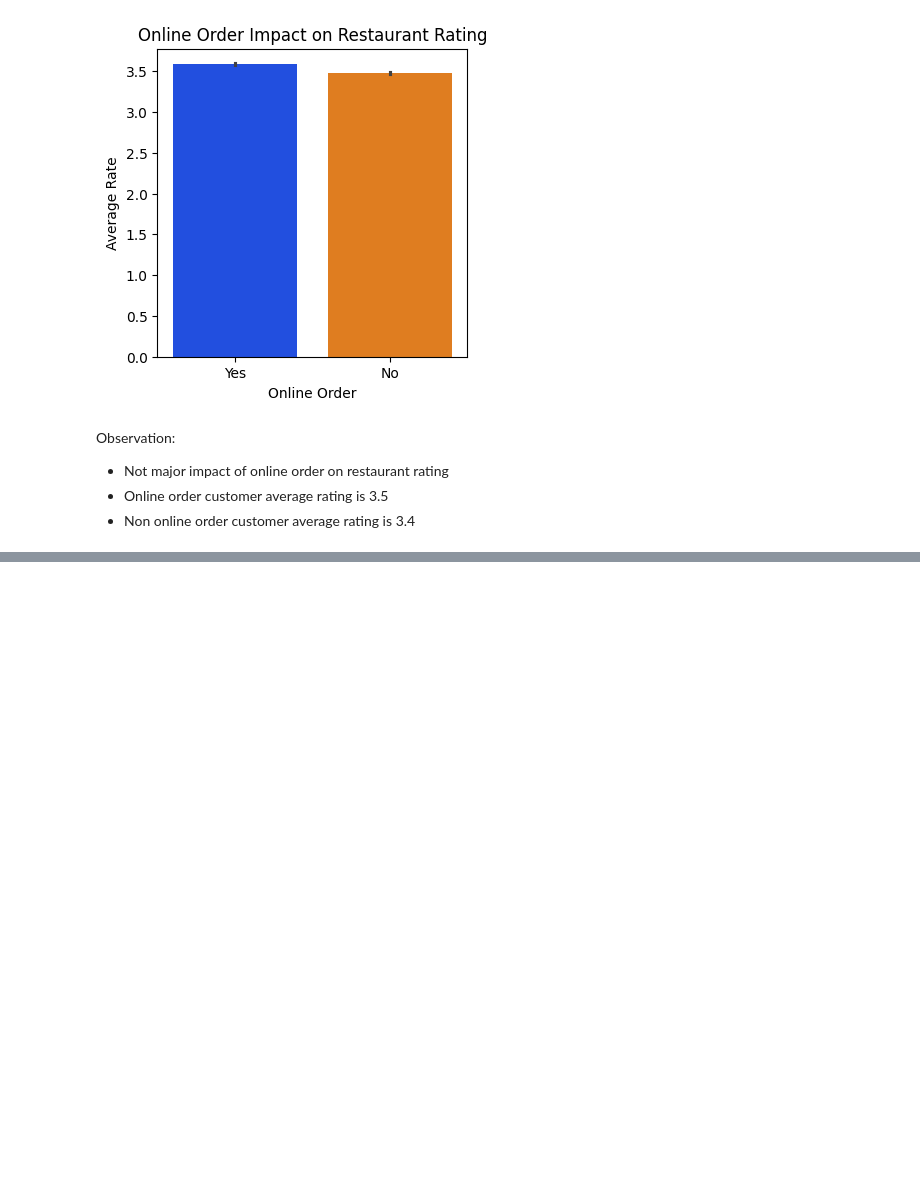
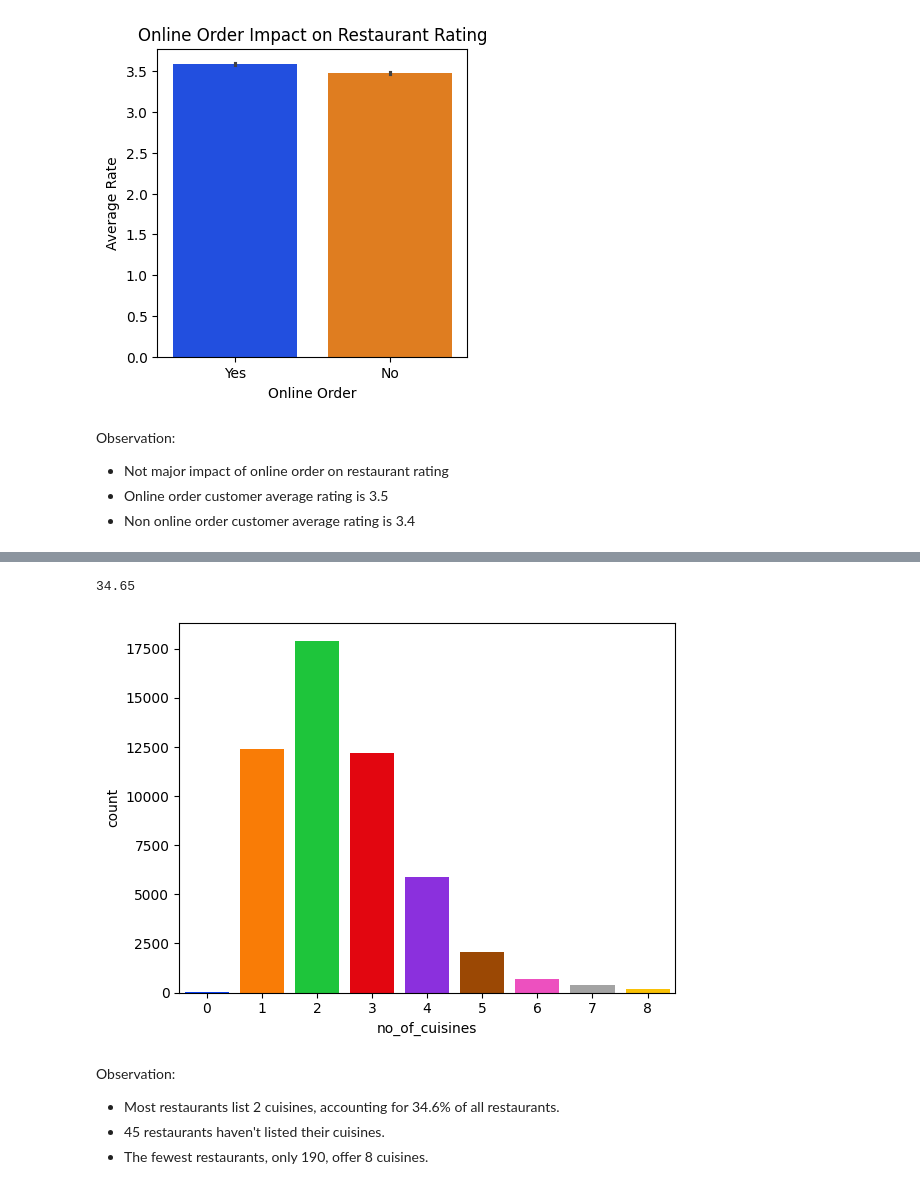
Before and after one commit to KrishKanojia/restaurant-rating-prediction, a Jupyter notebook: notebook/1. EDA RESTAURANT RATING.ipynb, the cells around one changed output, grey strips where cells are left out. Saved outputs shown, nothing was run; the diff lists cells and outputs as text; code cells hidden in the pictures; blank space fills up the shorter version.

Commit message:
working on No. of cuisine column

```diff
--- a/notebook/1. EDA RESTAURANT RATING.ipynb
+++ b/notebook/1. EDA RESTAURANT RATING.ipynb
@@ -208,0 +224,7 @@ df.head(2)
+# %%
+# Find no.of cusines each restuarent have
+new_cusines = df['cuisines'].str.split(',')
+new_cusines = new_cusines.apply(lambda x: len(x) if x is not None and isinstance(x, list) else 0)
+# %%
+# Insert position after 'cusines' column
+df.insert(12, 'no_of_cuisines',new_cusines)
@@ -330,0 +389,15 @@ Observation:
+# %%
+rest_with_2_cusines = (df['no_of_cuisines'].value_counts()[2] / df['no_of_cuisines'].count()) * 100
+round(rest_with_2_cusines,2)
+# %% [output]
+34.65
+# %%
+sns.countplot(x=df['no_of_cuisines'],data=df,palette='bright',saturation=.95)
+plt.show()
+# %% [output]
+[figure, added]
+# %% [markdown]
+Observation:
+- Most restaurants list 2 cuisines, accounting for 34.6% of all restaurants.
+- 45 restaurants haven't listed their cuisines.
+- The fewest restaurants, only 190, offer 8 cuisines.
```
Also changed, not shown: parts of 11 cells of this notebook.
